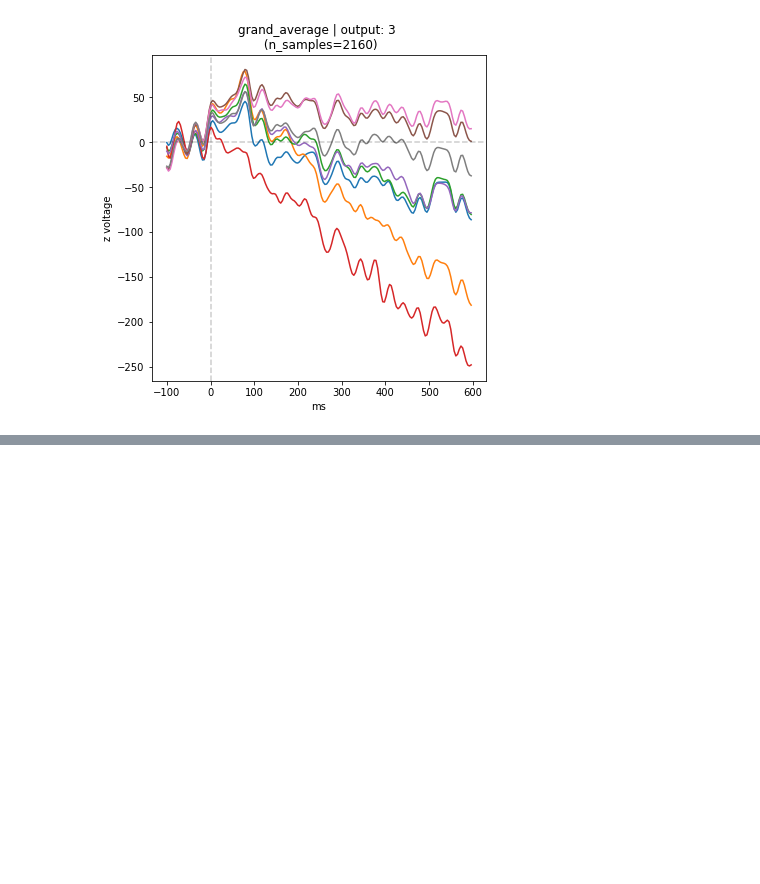
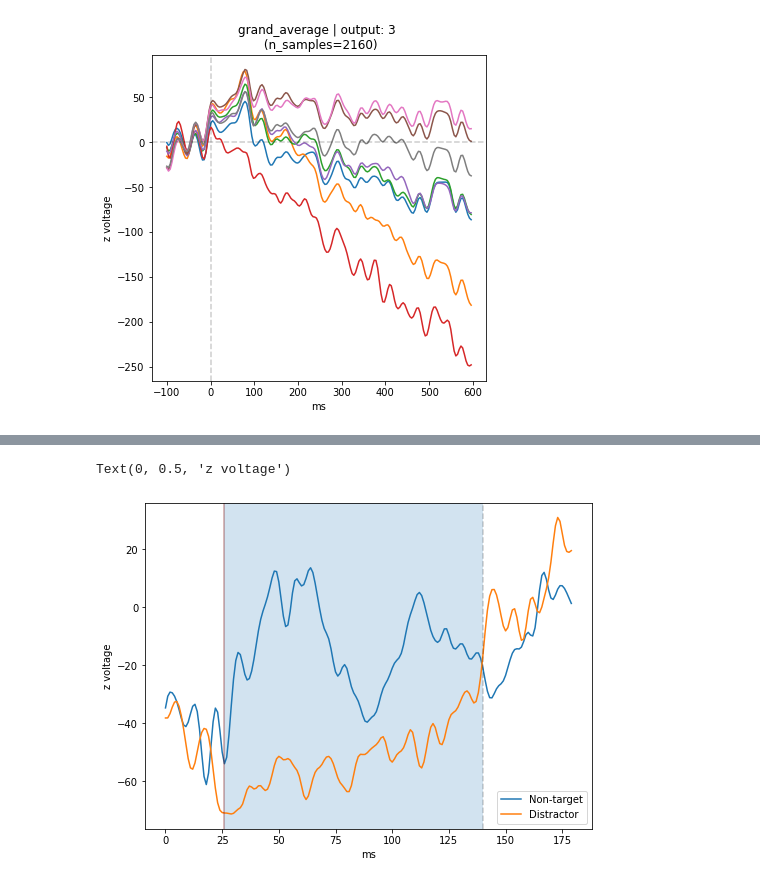
Before and after one commit to Sam54000/vibro-tactile-P300-lockedIn-patient, a Jupyter notebook: Data_analysis.ipynb, the cells around one changed output, grey strips where cells are left out. Cells and saved outputs as stored; diff of their text form; code cells hidden in the pictures; blank space fills up the shorter version.

```diff
--- a/Data_analysis.ipynb
+++ b/Data_analysis.ipynb
@@ -461,0 +452,24 @@ sig
+# %%
+time = np.arange(0,180)
+plt.figure(figsize=(8,6))
+plt.plot(time,x1[:,0])
+plt.plot(time,x3[:,0])
+# plt.plot(x3[:,0])
+
+# plt.axvline(0, c='k', alpha=0.2, linestyle="--")
+plt.axvline(26, c='r', alpha=0.2, linestyle="-")
+
+# plt.axvline(80, c='k', alpha=0.2, linestyle="--")
+plt.axvline(140, c='k', alpha=0.2, linestyle="--")
+
+plt.axvline(26, c='k', alpha=0.2, linestyle="-")
+# plt.axvline(140, c='k', alpha=0.2, linestyle="--")
+plt.legend(['Non-target', 'Distractor',])
+# plt.title("{} | output: {} \n (n_samples={})".format(seg, output, len(x_plot_arr)))
+plt.xlabel('ms')
+# plt.axvspan(0, 30, alpha=0.2)
+plt.axvspan(26, 140, alpha=0.2)
+plt.ylabel('z voltage')
+# %% [output]
+Text(0, 0.5, 'z voltage')
+[figure, added]
```
Also changed, not shown: parts of 39 cells of this notebook.
